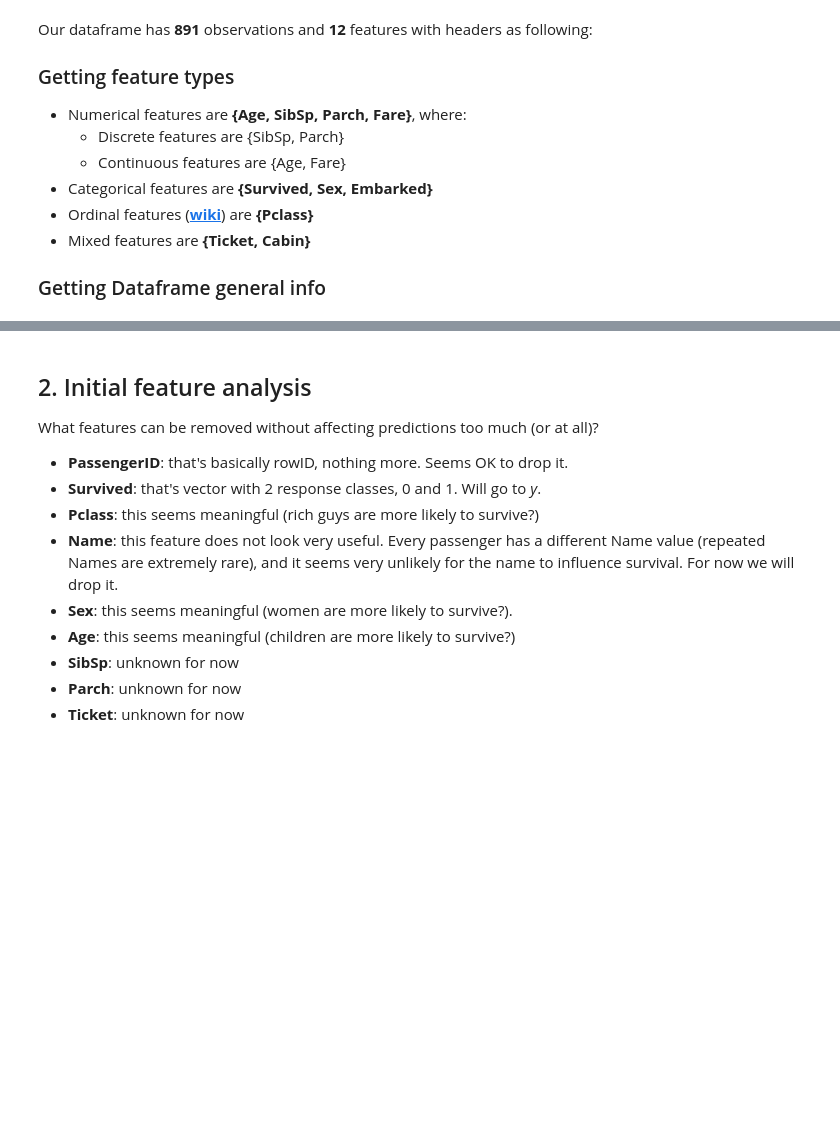
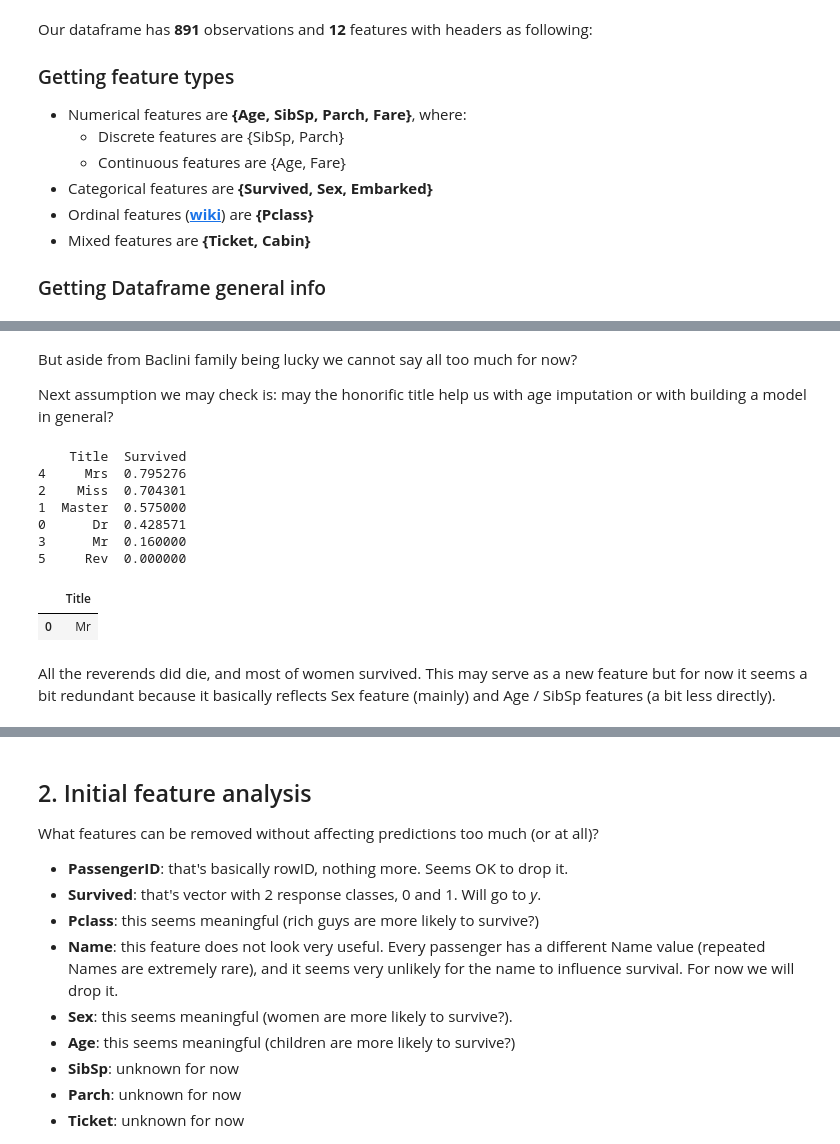
Before and after one commit to KonstantinMasich/Machine_Learning, a Jupyter notebook: Kaggle/Titanic/feature_selection.ipynb, the cells around one changed output, grey strips where cells are left out. Cells and saved outputs as stored; diff of their text form; code cells hidden in the pictures; blank space fills up the shorter version.

```diff
--- a/Kaggle/Titanic/feature_selection.ipynb
+++ b/Kaggle/Titanic/feature_selection.ipynb
@@ -105,0 +226,34 @@ Drop feature PassengerID.
+# %% [markdown]
+But aside from Baclini family being lucky we cannot say all too much for now?
+
+Next assumption we may check is: may the honorific title help us with age imputation or with building a model in general?
+# %%
+# Code for making a new feature - Title (if it will be needed at all)
+
+title_feature = pd.DataFrame()
+title_feature['Title'] = train_df['Name']
+for name_string in train_df['Name']:
+    title_feature['Title']=train_df.Name.str.extract('([A-Za-z]+)\.', expand=True)
+
+mapping = {'Mlle': 'Miss', 'Major': 'Mr', 'Col': 'Mr', 'Sir': 'Mr', 'Don': 'Mr', 'Mme': 'Miss',
+          'Jonkheer': 'Mr', 'Lady': 'Mrs', 'Capt': 'Mr', 'Countess': 'Mrs', 'Ms': 'Miss'}
+title_feature.replace({'Title': mapping}, inplace=True)
+title_feature['Title'].value_counts()
+
+title_feature['Survived'] = train_df['Survived']
+#sns.boxplot(x='Title', y='Survived', data=title_feature)
+print(title_feature[['Title', 'Survived']].groupby(['Title'], as_index=False).mean().sort_values(by='Survived',
+                                                                                                 ascending=False))
+title_feature.drop('Survived', axis=1).head(1)
+# %% [output]
+    Title  Survived
+4     Mrs  0.795276
+2    Miss  0.704301
+1  Master  0.575000
+0      Dr  0.428571
+3      Mr  0.160000
+5     Rev  0.000000
+|  | Title |
+| 0 | Mr |
+# %% [markdown]
+All the reverends did die, and most of women survived. This may serve as a new feature but for now it seems a bit redundant because it basically reflects Sex feature (mainly) and Age / SibSp features (a bit less directly).
```
Also changed, not shown: parts of 24 cells of this notebook.
